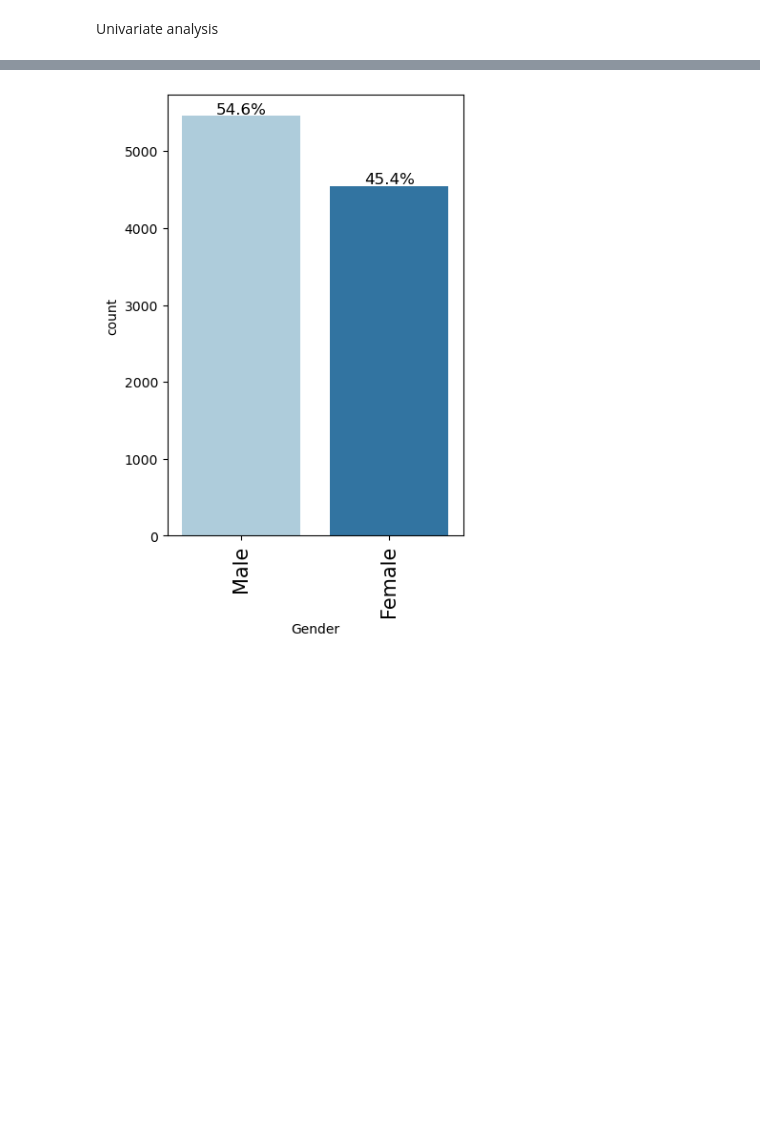
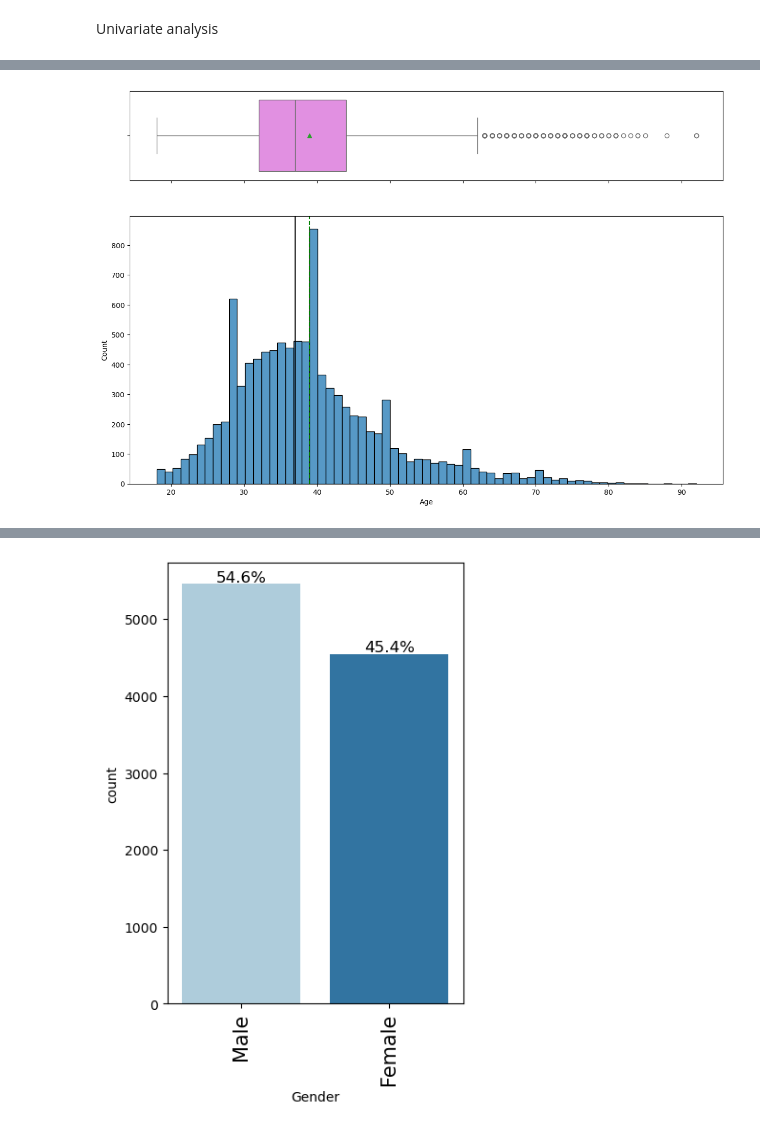
Before and after one commit to adwoaBoadi/Neural-Network-Modeling, a Jupyter notebook: EDA.ipynb, the cells around one changed output, grey strips where cells are left out. Saved outputs shown, nothing was run; the diff lists cells and outputs as text; code cells hidden in the pictures; blank space fills up the shorter version.

```diff
--- a/EDA.ipynb
+++ b/EDA.ipynb
@@ -126,0 +136,4 @@ NameError: name 'plt' is not defined
+# %%
+histogram_boxplot(df,'Age')
+# %% [output]
+[figure, added]
```
Also changed, not shown: parts of 15 cells of this notebook, 1 other file.
